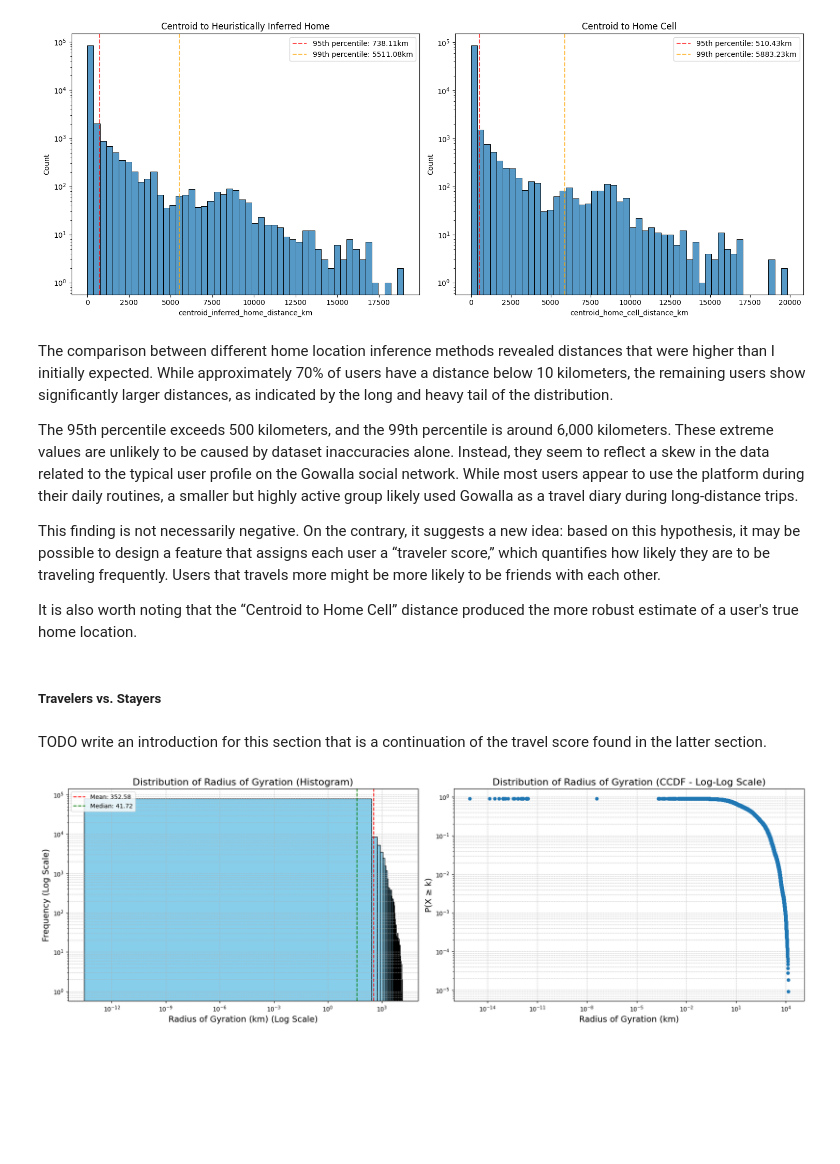
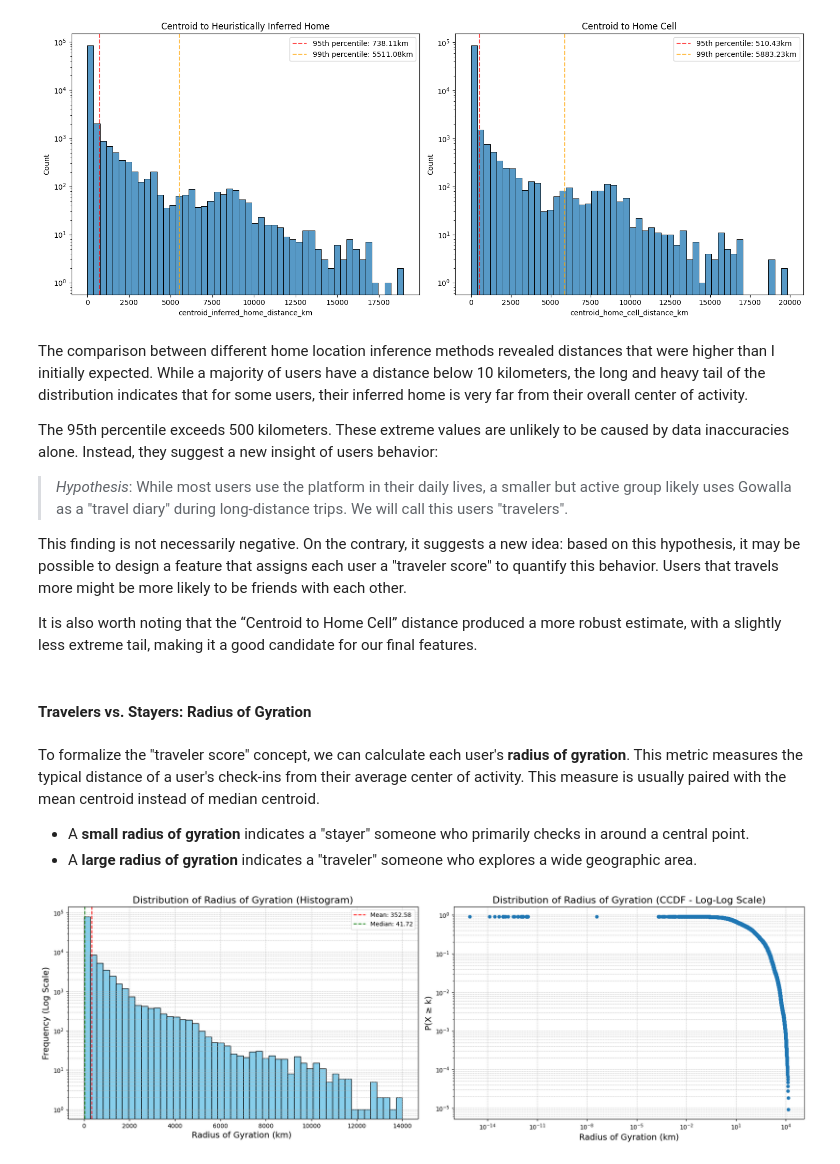
Before and after one commit to quelmitch/link-prediction-learning, a Jupyter notebook: 05_location_based_social_network/05_location_based_social_network.ipynb, the cells around one changed output. Drawn from its saved outputs; the diff is of its cells as text; code cells hidden in the pictures; blank space fills up the shorter version.

Commit message:
Gowalla: EDA Optimization and Narrative Improvements; Radius of Gyration

```diff
--- a/05_location_based_social_network/05_location_based_social_network.ipynb
+++ b/05_location_based_social_network/05_location_based_social_network.ipynb
@@ -673,15 +683,21 @@ Centroid to Home Cell
 # %%
 # TODO Could also add a comparison between home and work locations
 # %% [markdown]
-The comparison between different home location inference methods revealed distances that were higher than I initially expected. While approximately 70% of users have a distance below 10 kilometers, the remaining users show significantly larger distances, as indicated by the long and heavy tail of the distribution.
+The comparison between different home location inference methods revealed distances that were higher than I initially expected. While a majority of users have a distance below 10 kilometers, the long and heavy tail of the distribution indicates that for some users, their inferred home is very far from their overall center of activity.
 
-The 95th percentile exceeds 500 kilometers, and the 99th percentile is around 6,000 kilometers. These extreme values are unlikely to be caused by dataset inaccuracies alone. Instead, they seem to reflect a skew in the data related to the typical user profile on the Gowalla social network. While most users appear to use the platform during their daily routines, a smaller but highly active group likely used Gowalla as a travel diary during long-distance trips.
+The 95th percentile exceeds 500 kilometers. These extreme values are unlikely to be caused by data inaccuracies alone. Instead, they suggest a new insight of users behavior:
+>*Hypothesis*: While most users use the platform in their daily lives, a smaller but active group likely uses Gowalla as a "travel diary" during long-distance trips. We will call this users "travelers".
 
-This finding is not necessarily negative. On the contrary, it suggests a new idea: based on this hypothesis, it may be possible to design a feature that assigns each user a “traveler score,” which quantifies how likely they are to be traveling frequently. Users that travels more might be more likely to be friends with each other.
+This finding is not necessarily negative. On the contrary, it suggests a new idea: based on this hypothesis, it may be possible to design a feature that assigns each user a "traveler score" to quantify this behavior. Users that travels more might be more likely to be friends with each other.
 
-It is also worth noting that the “Centroid to Home Cell” distance produced the more robust estimate of a user's true home location.
+It is also worth noting that the “Centroid to Home Cell” distance produced a more robust estimate, with a slightly less extreme tail, making it a good candidate for our final features.
+# %%
+# Add the findings into the main users dataframe
+users_df = users_df.join(users_home_location_df[['centroid_home_cell_distance_km', 'centroid_inferred_home_distance_km']])
 # %% [markdown]
-##### Travelers vs. Stayers
+#### Travelers vs. Stayers: Radius of Gyration
 # %% [markdown]
-TODO write an introduction for this section that is a continuation of the travel score found in the latter section.
+To formalize the "traveler score" concept, we can calculate each user's **radius of gyration**. This metric measures the typical distance of a user's check-ins from their average center of activity. This measure is usually paired with the mean centroid instead of median centroid.
+- A **small radius of gyration** indicates a "stayer" someone who primarily checks in around a central point.
+- A **large radius of gyration** indicates a "traveler" someone who explores a wide geographic area.
 # %%
@@ -710,10 +728,12 @@ radius_of_gyration = (
 users_df['radius_of_gyration_km'] = radius_of_gyration
 # %%
+# Plot distribution to understand the measure
 plot_distribution(
     users_df['radius_of_gyration_km'],
     'Distribution of Radius of Gyration',
     'Radius of Gyration (km)',
-    hist_x_log=True # A log scale on the x-axis is good for this
+    hist_x_log=False,
+    hist_y_log=True
 )
 # %% [output]
-[figure, old version]
+[figure, new version]
```
Also changed, not shown: parts of 33 cells of this notebook.
